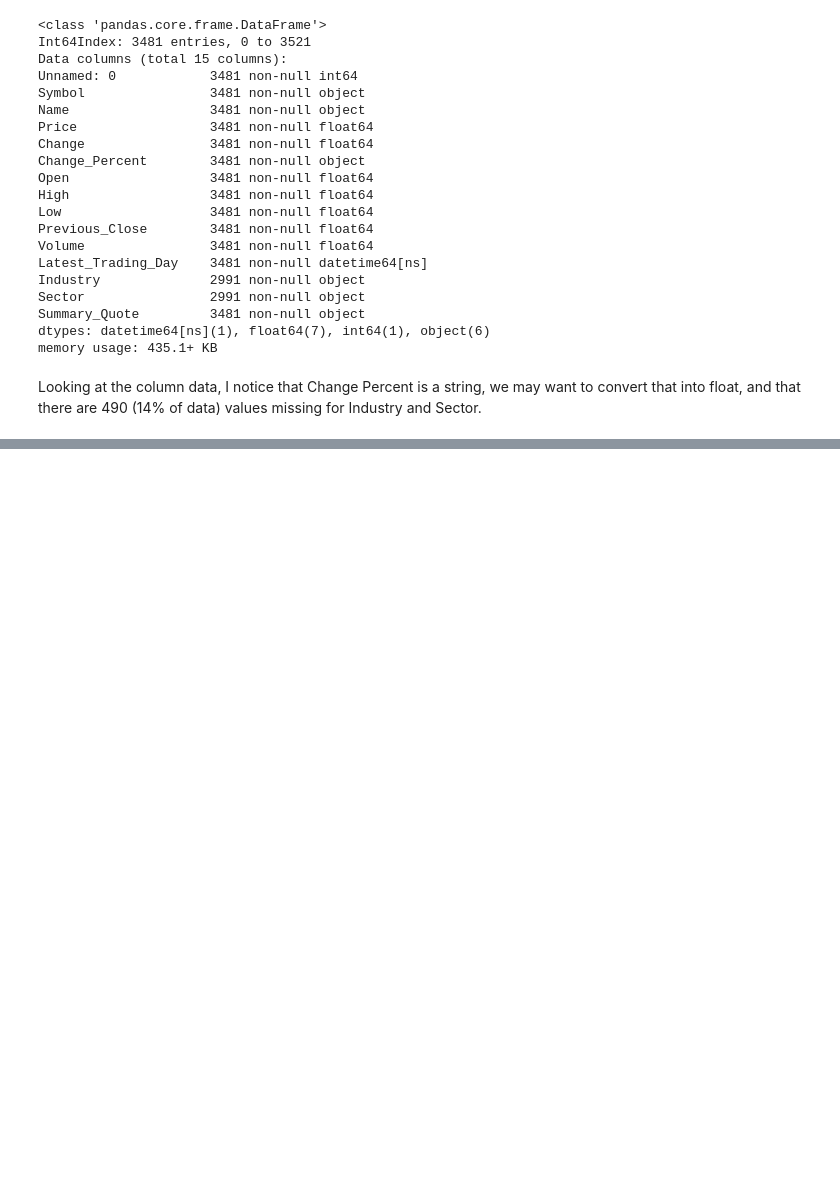
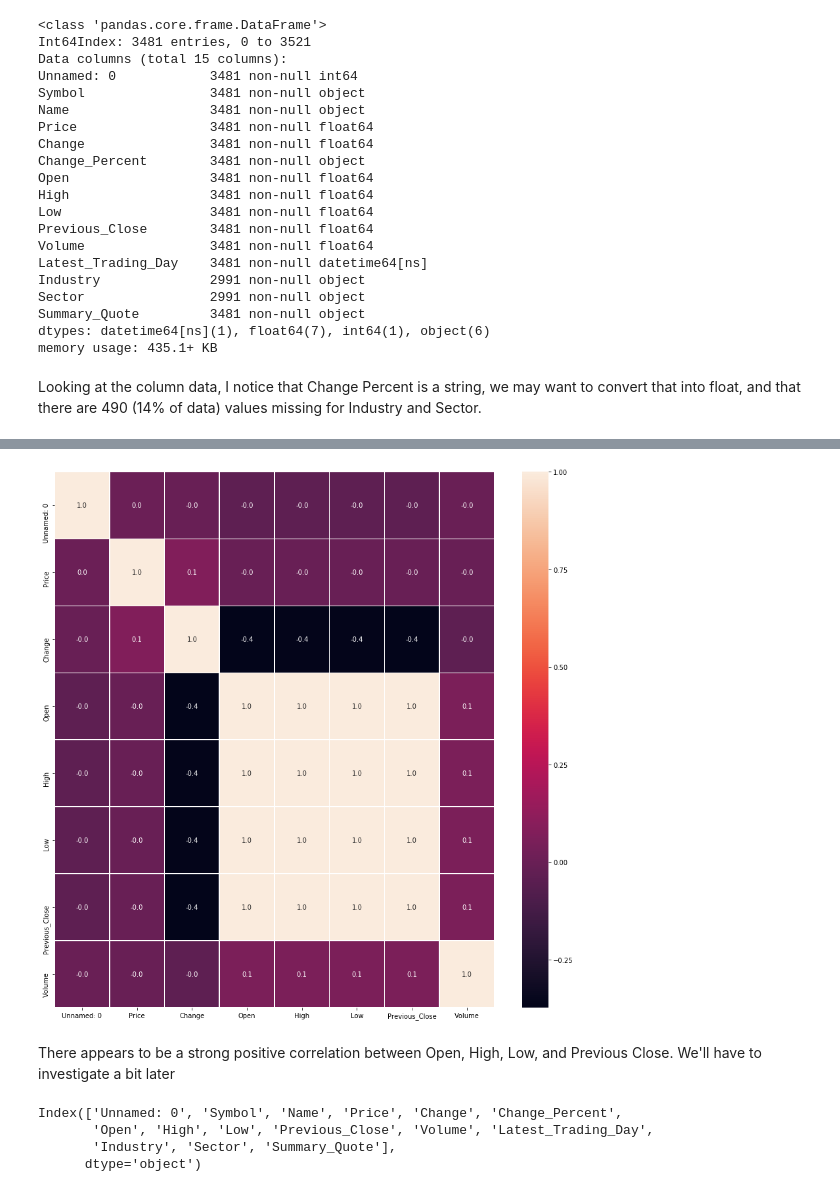
Before and after one commit to brian-cobo/Stock_Market_Analysis_Software, a Jupyter notebook: Explore Market Data.ipynb, the cells around one changed output, grey strips where cells are left out. Drawn from its saved outputs; the diff is of its cells as text; code cells hidden in the pictures; blank space fills up the shorter version.

Commit message:
Made some more progress exploring data

```diff
--- a/Explore Market Data.ipynb
+++ b/Explore Market Data.ipynb
@@ -99,0 +114,15 @@ Looking at the column data, I notice that Change Percent is a string, we may wan
+# %%
+f,ax = plt.subplots(figsize=(15, 15))
+sns.heatmap(marketData.corr(), annot=True, linewidths=.5, fmt= '.1f',ax=ax)
+plt.show()
+# %% [output]
+[figure, added]
+# %% [markdown]
+There appears to be a strong positive correlation between Open, High, Low, and Previous Close. We'll have to investigate a bit later
+# %%
+marketData.columns
+# %% [output]
+Index(['Unnamed: 0', 'Symbol', 'Name', 'Price', 'Change', 'Change_Percent',
+       'Open', 'High', 'Low', 'Previous_Close', 'Volume', 'Latest_Trading_Day',
+       'Industry', 'Sector', 'Summary_Quote'],
+      dtype='object')
```
Also changed, not shown: parts of 4 cells of this notebook.
